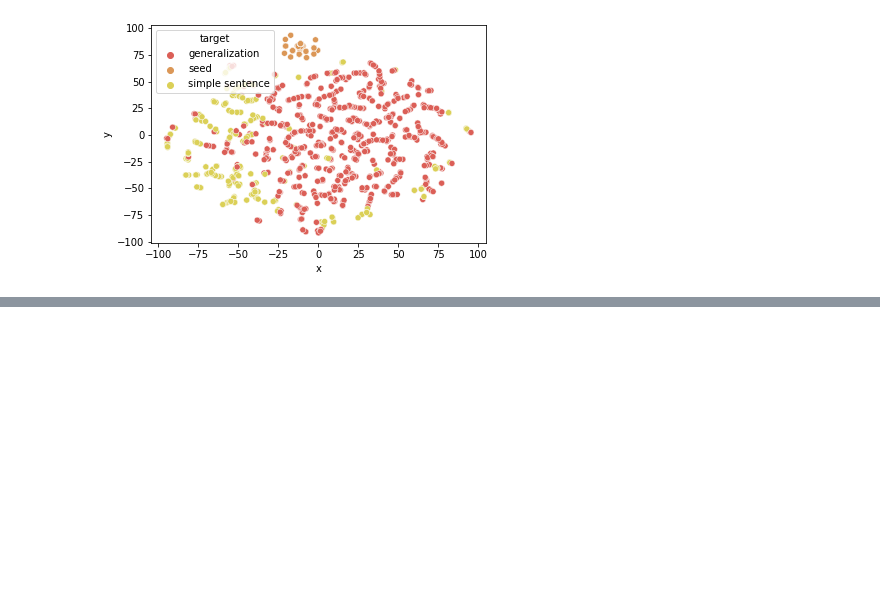
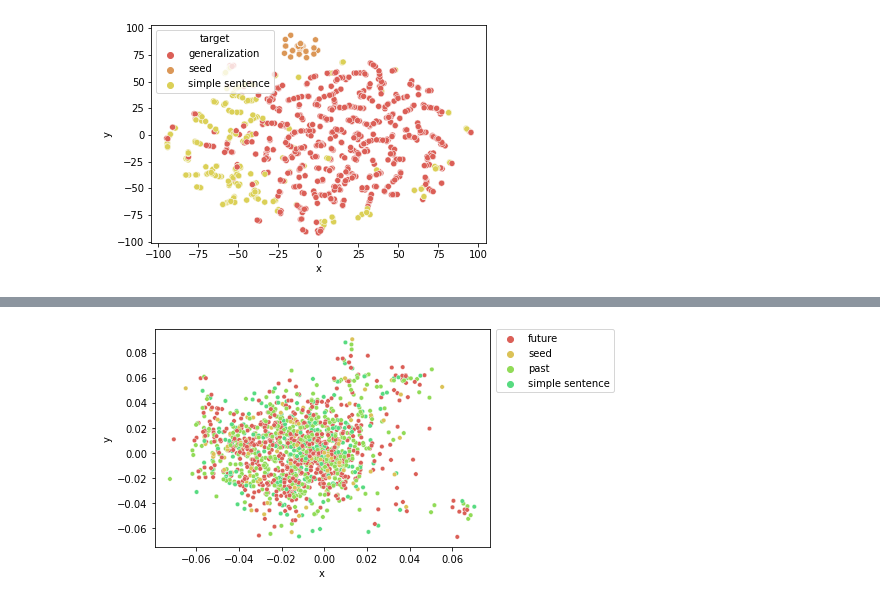
Before and after one commit to johnvojtech/sentence-topology, a Jupyter notebook: visualization/visual_unsup+random.ipynb, the cells around one changed output, grey strips where cells are left out. Cells and saved outputs as stored; diff of their text form; code cells hidden in the pictures; blank space fills up the shorter version.

```diff
--- a/visualization/visual_unsup_vec.ipynb
+++ b/visualization/visual_unsup+random.ipynb
@@ -245,0 +271,9 @@ visualize(model_2_result,filtered_label)
+# %%
+## Test tense 【Ramdomized labels - mix_by_seed】
+
+vector_unsup,label = data_process('mixup_by_seed_bert_unsup.tsv')
+filtered_vec,filtered_label = filter(vector_unsup,label,['seed','future','past','simple sentence'])
+model_2_result = pca_result_nD(np.array(filtered_vec),2)
+visualize(model_2_result,filtered_label)
+# %% [output]
+[figure, added]
```
Also changed, not shown: parts of 5 cells of this notebook.
